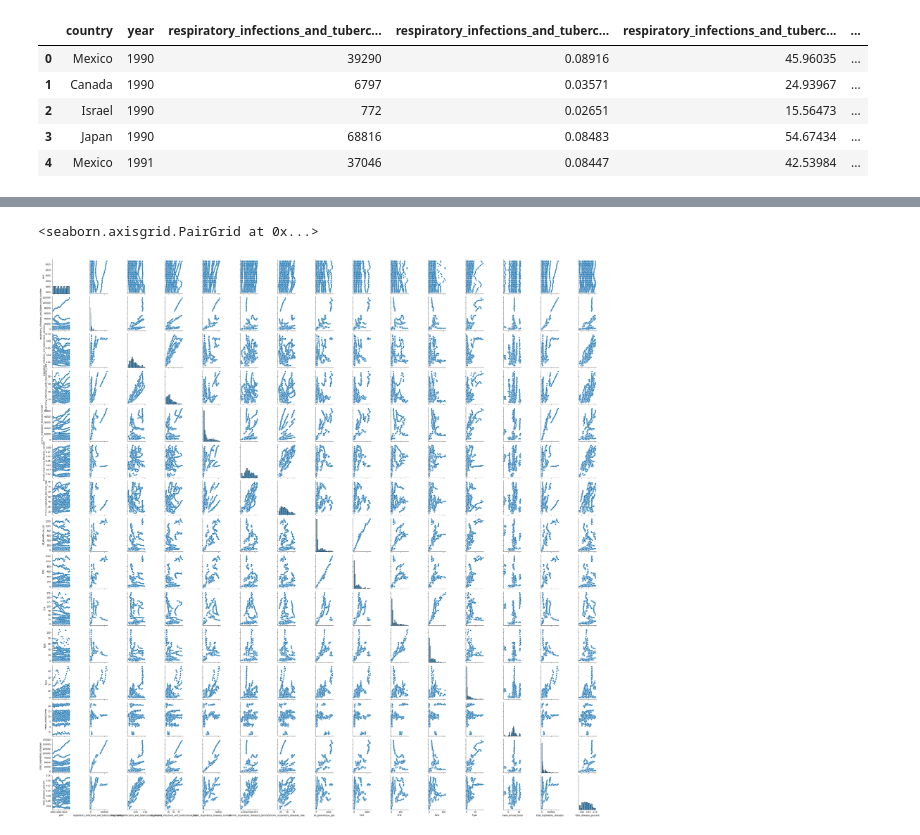
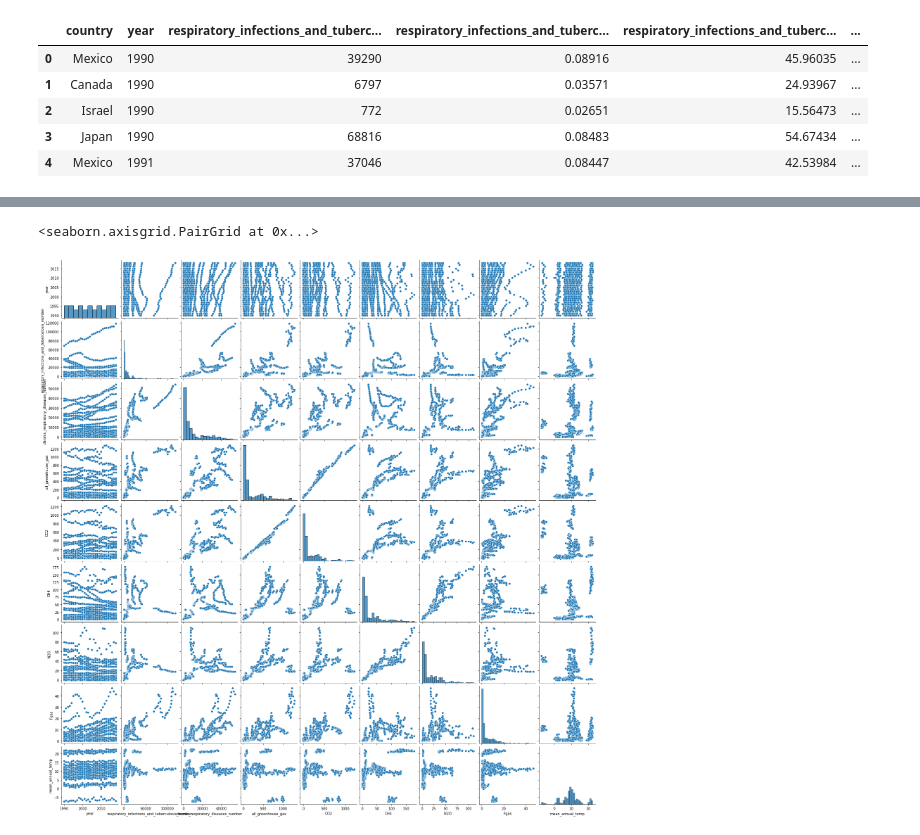
Before and after one commit to SanLnAlan/B2-Analisis-de-Datos-con-Python-2020-2021-Santander, a Jupyter notebook: Sesion-04/Postwork/postwork 4.ipynb, the cells around one changed output, grey strips where cells are left out. Saved outputs shown, nothing was run; the diff lists cells and outputs as text; code cells hidden in the pictures.

```diff
--- a/Sesion-04/Postwork/postwork 4.ipynb
+++ b/Sesion-04/Postwork/postwork 4.ipynb
@@ -121,5 +125,6 @@ df.corr()
-# %%
-sns.pairplot(df)
-# %% [output]
-<seaborn.axisgrid.PairGrid at 0x...>
-[figure, removed]
+# %%
+sns.pairplot(df_simp)
+#plt.rcParams["figure.figsize"] = (20,20)
+# %% [output]
+<seaborn.axisgrid.PairGrid at 0x...>
+[figure, added]
```
Also changed, not shown: parts of 24 cells of this notebook, 8 other files.
